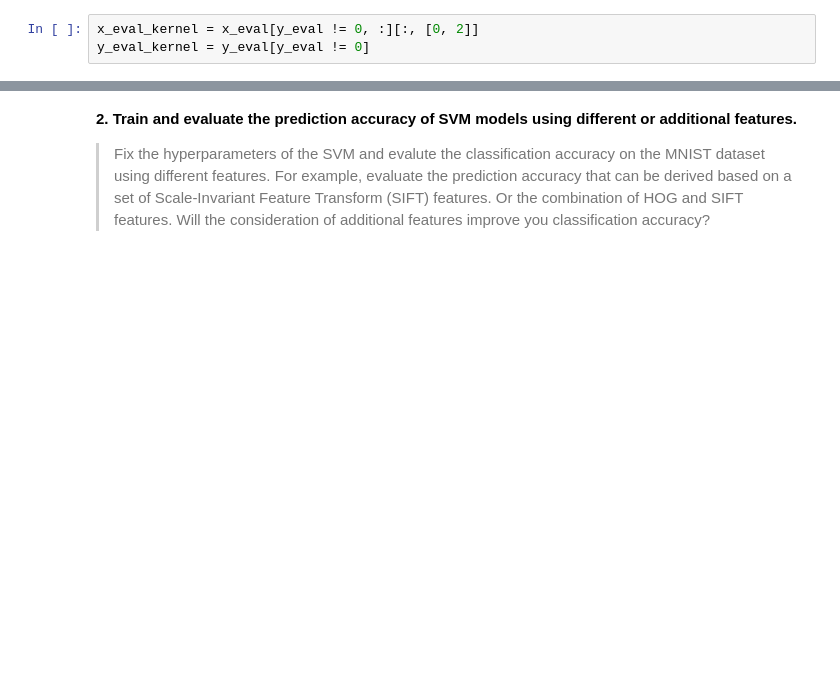
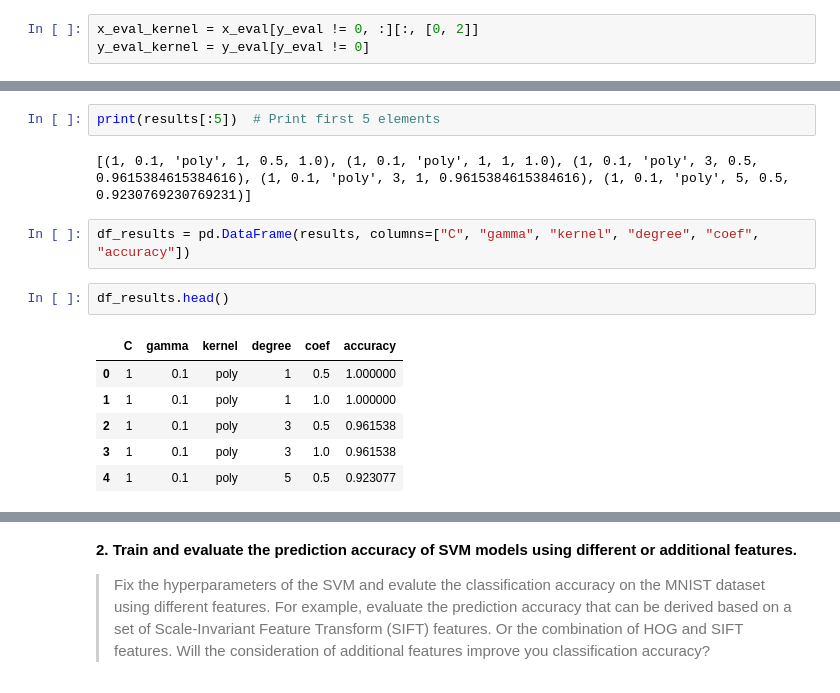
Before and after one commit to RicoStaedeli/ML2025-Lab, a Jupyter notebook: lab_2/lab_2_notebook.ipynb, the cells around one changed output, grey strips where cells are left out. Saved outputs shown, nothing was run; the diff lists cells and outputs as text; blank space fills up the shorter version.

```diff
--- a/lab_2/lab_2_notebook.ipynb
+++ b/lab_2/lab_2_notebook.ipynb
@@ -1178,0 +1170,15 @@ data_eval
+# %%
+print(results[:5])  # Print first 5 elements
+# %% [output]
+[(1, 0.1, 'poly', 1, 0.5, 1.0), (1, 0.1, 'poly', 1, 1, 1.0), (1, 0.1, 'poly', 3, 0.5, 0.9615384615384616), (1, 0.1, 'poly', 3, 1, 0.9615384615384616), (1, 0.1, 'poly', 5, 0.5, 0.9230769230769231)]
+# %%
+df_results = pd.DataFrame(results, columns=["C", "gamma", "kernel", "degree", "coef", "accuracy"])
+# %%
+df_results.head()
+# %% [output]
+|  | C | gamma | kernel | degree | coef | accuracy |
+| 0 | 1 | 0.1 | poly | 1 | 0.5 | 1.000000 |
+| 1 | 1 | 0.1 | poly | 1 | 1.0 | 1.000000 |
+| 2 | 1 | 0.1 | poly | 3 | 0.5 | 0.961538 |
+| 3 | 1 | 0.1 | poly | 3 | 1.0 | 0.961538 |
+| 4 | 1 | 0.1 | poly | 5 | 0.5 | 0.923077 |
```
Also changed, not shown: parts of 21 cells of this notebook.
